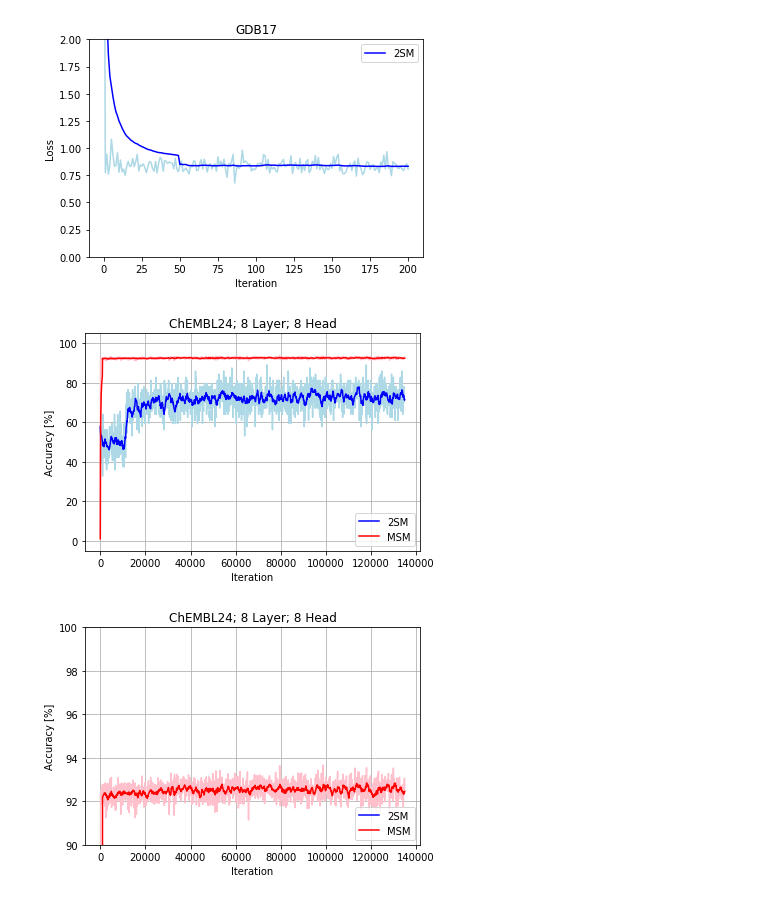
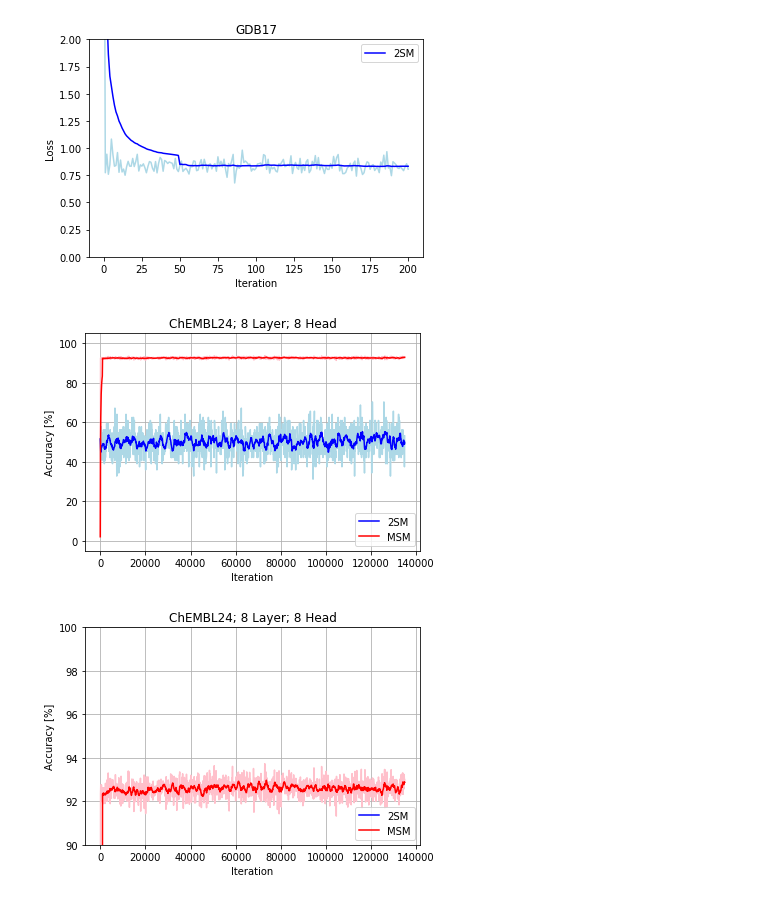
Before and after one commit to DSPsleeporg/smiles-transformer, a Jupyter notebook: smiles_transformer/Untitled.ipynb, the cells around one changed output. Drawn from its saved outputs; the diff is of its cells as text; code cells hidden in the pictures.

```diff
--- a/smiles_transformer/Untitled.ipynb
+++ b/smiles_transformer/Untitled.ipynb
@@ -77,32 +77,32 @@ plt.show()
 # %% [output]
 [figure]
 # %%
-df = pd.read_csv('../result/log/chembl.csv')
+df = pd.read_csv('../result/log/chembl_small_tsm.csv')
 _acc_2sm = df['acc_2sm'].values
 _acc_msm = df['acc_msm'].values
 
 num = 10
 acc_2sm = np.convolve(_acc_2sm, np.ones(num)/num)[:len(_acc_2sm)]
 acc_2sm[:num] = [np.mean(_acc_2sm[:n+1]) for n in range(num)]
 acc_msm = np.convolve(_acc_msm, np.ones(num)/num)[:len(_acc_msm)]
 acc_msm[:num] = [np.mean(_acc_msm[:n+1]) for n in range(num)]
 x = np.arange(len(acc_2sm))*100
 
 plt.plot(x, _acc_2sm, 'lightblue')
 plt.plot(x, _acc_msm, 'pink')
 plt.plot(x, acc_2sm, 'blue', label='2SM')
 plt.plot(x, acc_msm, 'red', label='MSM')
 plt.legend(loc='lower right')
 plt.xlabel('Iteration')
 plt.ylabel('Accuracy [%]')
 plt.title('ChEMBL24; 8 Layer; 8 Head')
 plt.ylim([-5, 105])
 plt.grid()
 plt.show()
 # %% [output]
-[figure, old version]
+[figure, new version]
 # %%
-df = pd.read_csv('../result/log/chembl.csv')
+df = pd.read_csv('../result/log/chembl_small_tsm.csv')
 _acc_2sm = df['acc_2sm'].values
 _acc_msm = df['acc_msm'].values
 
@@ -125,7 +125,7 @@ plt.ylim([90, 100])
 plt.grid()
 plt.show()
 # %% [output]
-[figure, old version]
+[figure, new version]
 # %%
 _loss = df['loss_tot'].values
 
```
Also changed, not shown: parts of 1 cell of this notebook, 4 other files.
